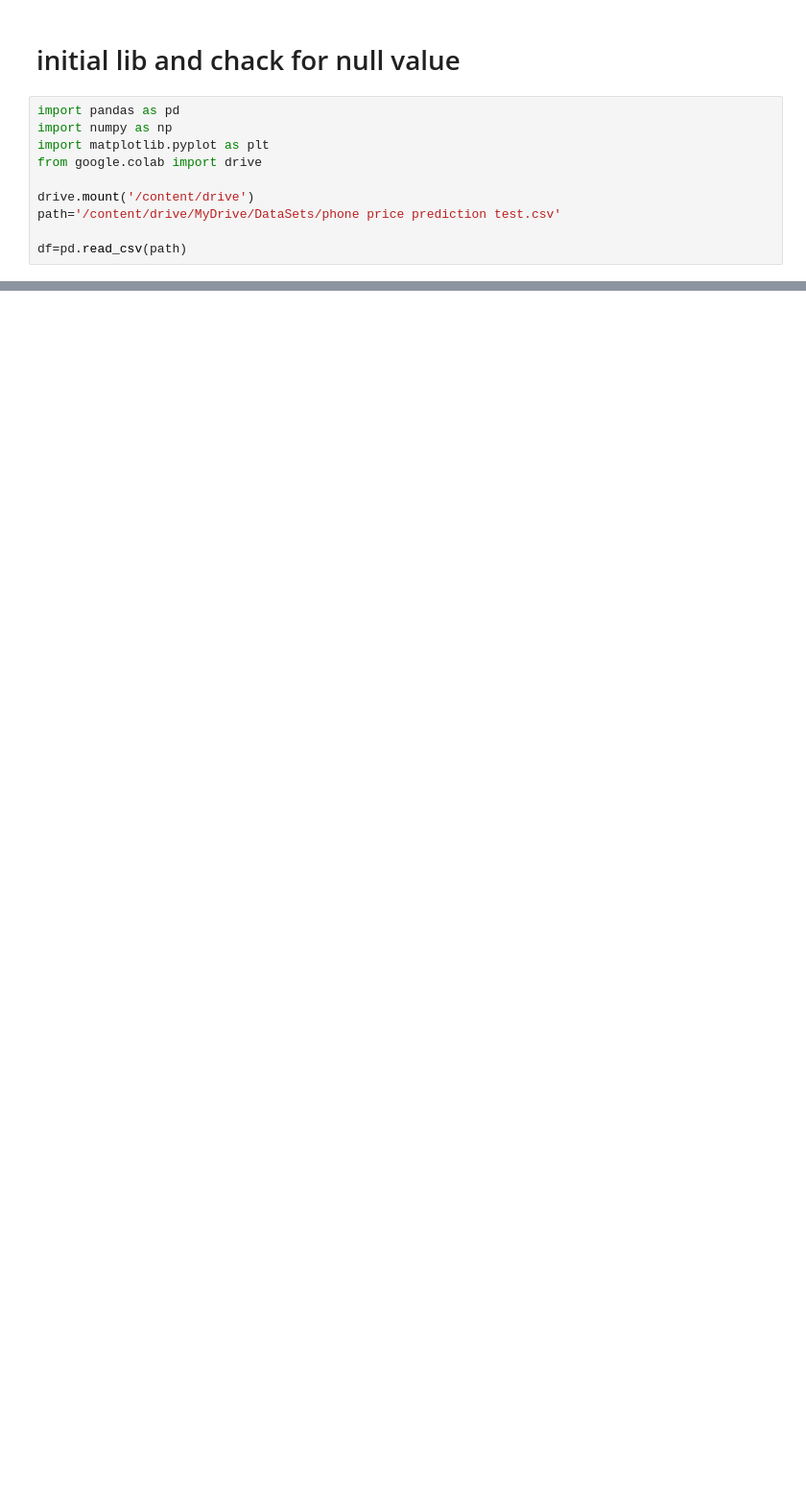
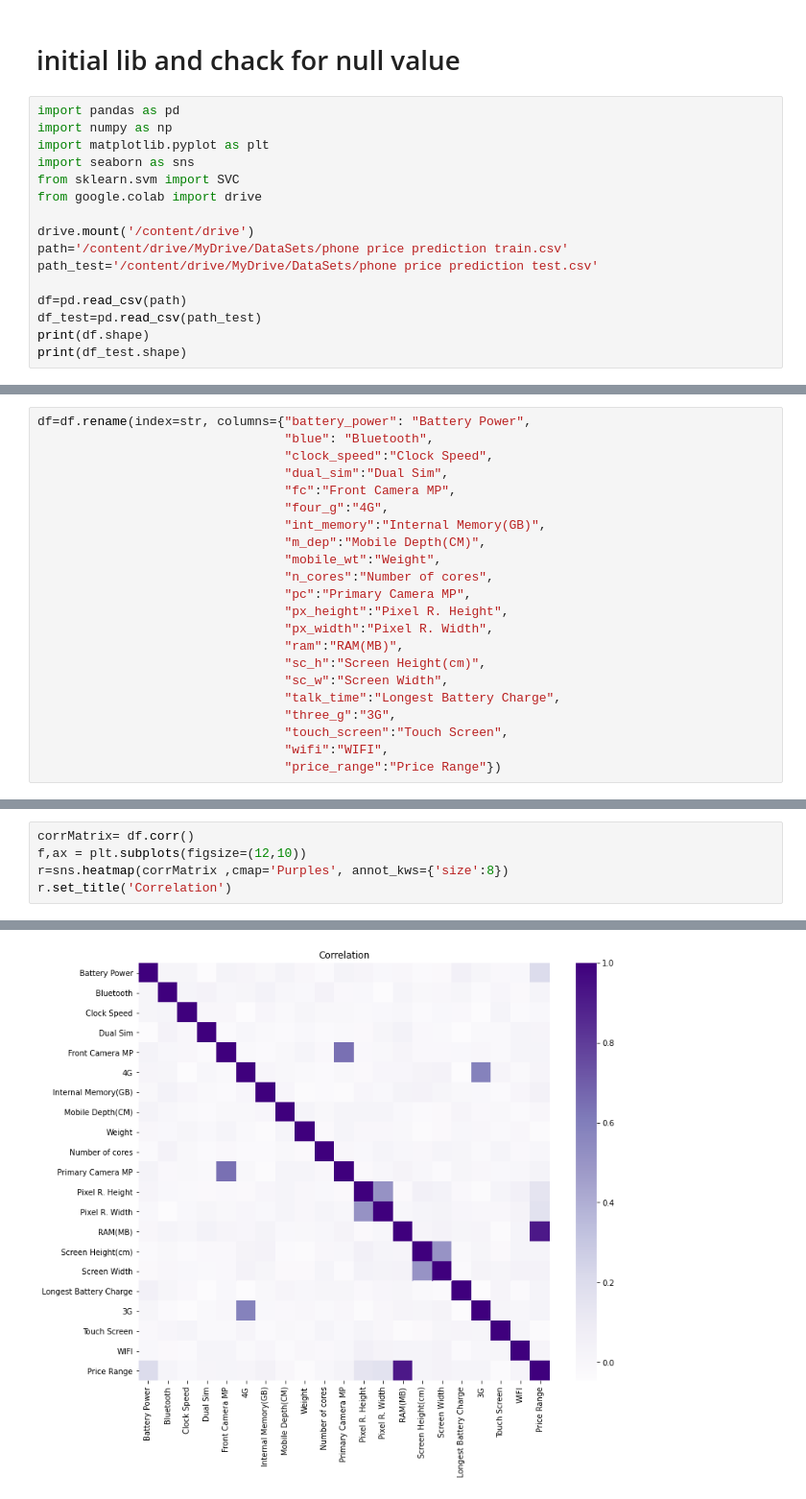
Before and after one commit to MahdyShayesteh/SBU_DataMining_Python, a Jupyter notebook: mobile_price_prediction_using_SVM.ipynb, the cells around one changed output, grey strips where cells are left out. Shown: that part at 96% size. Cells and saved outputs as stored; diff of their text form; blank space fills up the shorter version.

```diff
--- a/mobile_price_prediction_using_SVM.ipynb
+++ b/mobile_price_prediction_using_SVM.ipynb
@@ -6,11 +6,17 @@
 import pandas as pd
 import numpy as np
 import matplotlib.pyplot as plt
+import seaborn as sns
+from sklearn.svm import SVC
 from google.colab import drive
 
 drive.mount('/content/drive')
-path='/content/drive/MyDrive/DataSets/phone price prediction test.csv'
+path='/content/drive/MyDrive/DataSets/phone price prediction train.csv'
+path_test='/content/drive/MyDrive/DataSets/phone price prediction test.csv'
 
 df=pd.read_csv(path)
+df_test=pd.read_csv(path_test)
+print(df.shape)
+print(df_test.shape)
 # %% [output]
 Drive already mounted at /content/drive; to attempt to forcibly remount, call drive.mount("/content/drive", force_remount=True).
@@ -44,0 +52,22 @@ summury info of data fram:  None
+# %%
+df=df.rename(index=str, columns={"battery_power": "Battery Power",
+                                 "blue": "Bluetooth",
+                                 "clock_speed":"Clock Speed",
+                                 "dual_sim":"Dual Sim",
+                                 "fc":"Front Camera MP",
+                                 "four_g":"4G",
+                                 "int_memory":"Internal Memory(GB)",
+                                 "m_dep":"Mobile Depth(CM)",
+                                 "mobile_wt":"Weight",
+                                 "n_cores":"Number of cores",
+                                 "pc":"Primary Camera MP",
+                                 "px_height":"Pixel R. Height",
+                                 "px_width":"Pixel R. Width",
+                                 "ram":"RAM(MB)",
+                                 "sc_h":"Screen Height(cm)",
+                                 "sc_w":"Screen Width",
+                                 "talk_time":"Longest Battery Charge",
+                                 "three_g":"3G",
+                                 "touch_screen":"Touch Screen",
+                                 "wifi":"WIFI",
+                                 "price_range":"Price Range"})
@@ -44,0 +88,6 @@ summury info of data fram:  None
+# %%
+corrMatrix= df.corr()
+f,ax = plt.subplots(figsize=(12,10))
+r=sns.heatmap(corrMatrix ,cmap='Purples', annot_kws={'size':8})
+r.set_title('Correlation')
+# %% [output]
@@ -44,0 +95 @@ summury info of data fram:  None
+[figure, added]
```
Also changed, not shown: parts of 13 cells of this notebook.
